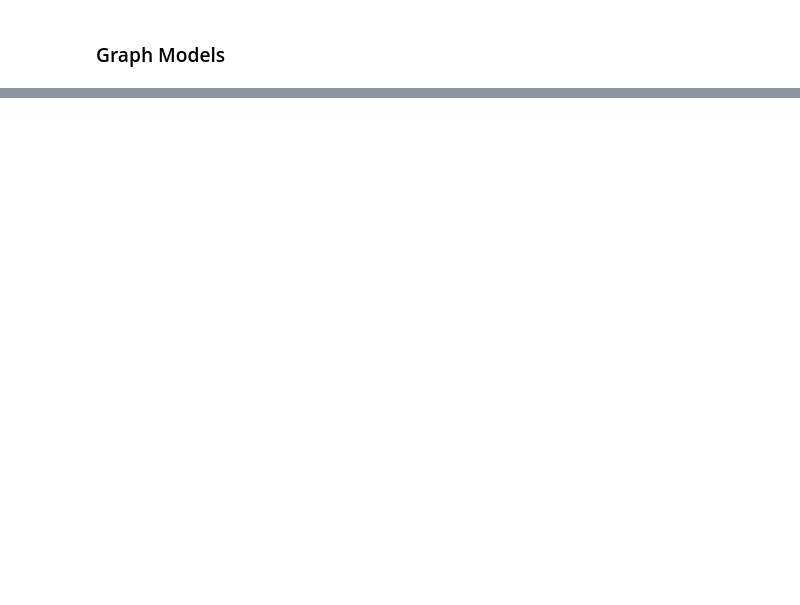
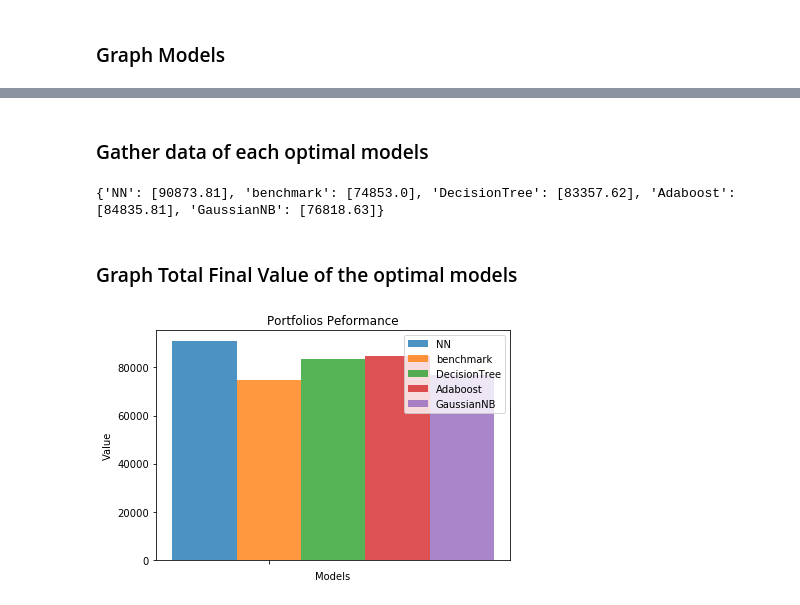
Before and after one commit to En3rG/MLND-Capstone, a Jupyter notebook: portfolio_optimizer.ipynb, the cells around one changed output, grey strips where cells are left out. Cells and saved outputs as stored; diff of their text form; code cells hidden in the pictures; blank space fills up the shorter version.

```diff
--- a/portfolio_optimizer.ipynb
+++ b/portfolio_optimizer.ipynb
@@ -1275,0 +1349,29 @@ fig.savefig("figures/Porfolio.svg", format='svg', dpi=1200)
+# %% [markdown]
+### Gather data of each optimal models
+# %%
+graph_data = {}
+
+for name, model in model_list:
+    graph_data[name] = []
+
+tick = 'FinalValue'
+for name, model in model_list:
+    for index_name in model.index:
+        ## Get data about that ticker
+        if tick in index_name and 'transactions' not in index_name:
+            graph_data[name].append(model[index_name])
+
+print(graph_data)
+# %% [output]
+{'NN': [90873.81], 'benchmark': [74853.0], 'DecisionTree': [83357.62], 'Adaboost': [84835.81], 'GaussianNB': [76818.63]}
+# %% [markdown]
+### Graph Total Final Value of the optimal models
+# %%
+bar_graph(graph_data = graph_data, \
+          number_of_groups = 1,\
+          filename = 'Portfolios_Total',\
+          xlabel = 'Models',\
+          title = 'Portfolios Peformance',\
+          xticks = "")
+# %% [output]
+[figure, added]
```
Also changed, not shown: parts of 32 cells of this notebook, 4 other files.
